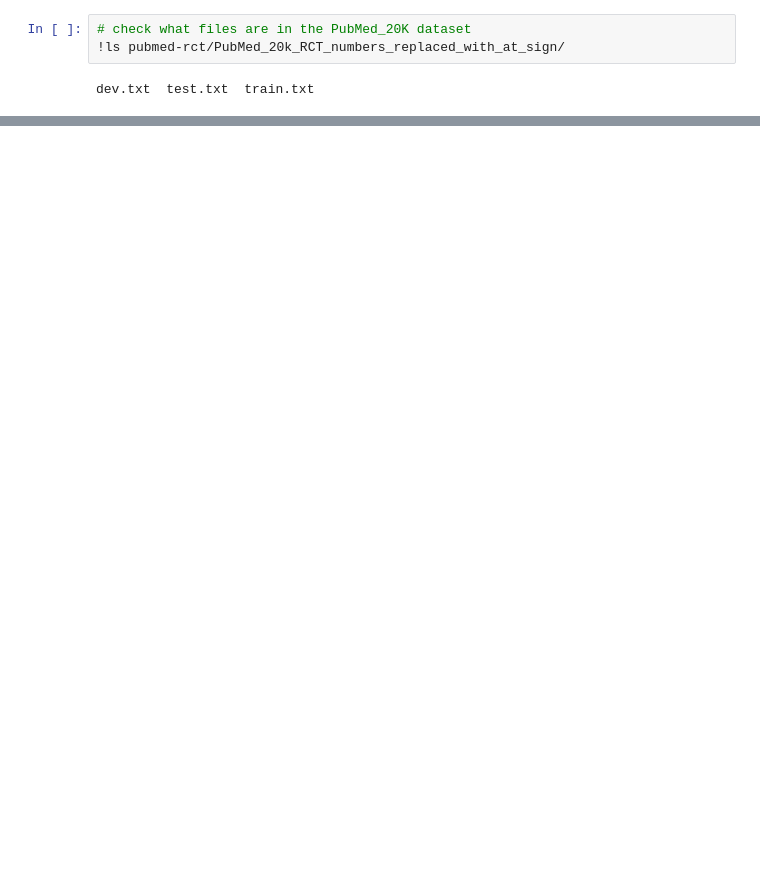
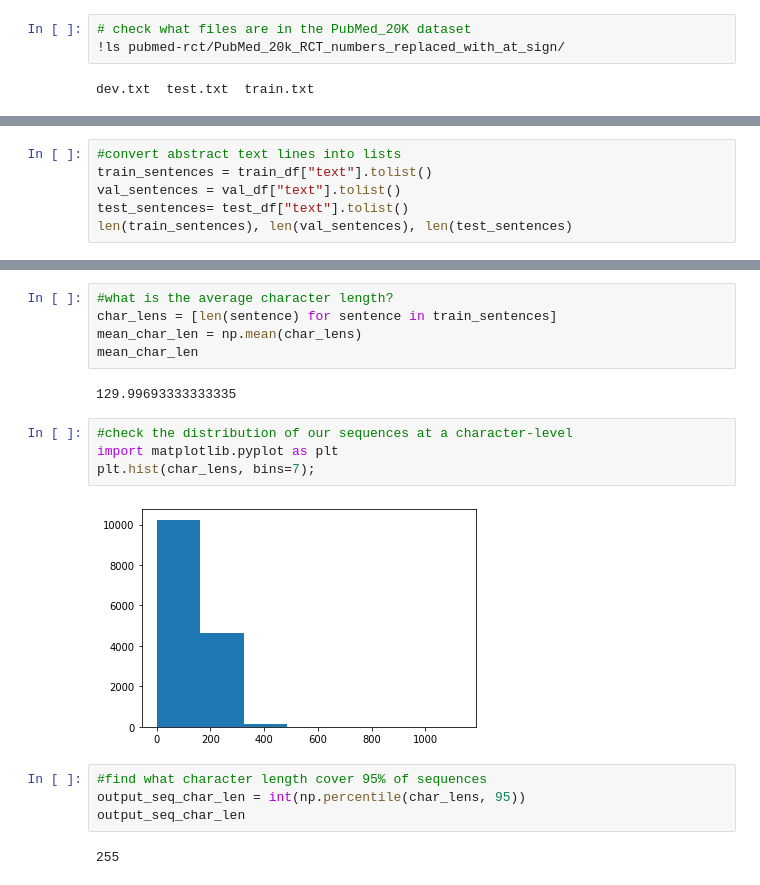
Before and after one commit to Nazhan99/-PSA-FaultAnalysis, a Jupyter notebook: 09_SkimLit_NLP_milestone_project_2.ipynb, the cells around one changed output, grey strips where cells are left out. Cells and saved outputs as stored; diff of their text form; blank space fills up the shorter version.

```diff
--- a/09_SkimLit_NLP_milestone_project_2.ipynb
+++ b/09_SkimLit_NLP_milestone_project_2.ipynb
@@ -71,0 +241,6 @@ filenames
+# %%
+#convert abstract text lines into lists
+train_sentences = train_df["text"].tolist()
+val_sentences = val_df["text"].tolist()
+test_sentences= test_df["text"].tolist()
+len(train_sentences), len(val_sentences), len(test_sentences)
@@ -71,0 +794,19 @@ filenames
+# %%
+#what is the average character length?
+char_lens = [len(sentence) for sentence in train_sentences]
+mean_char_len = np.mean(char_lens)
+mean_char_len
+# %% [output]
+129.99693333333335
+# %%
+#check the distribution of our sequences at a character-level
+import matplotlib.pyplot as plt
+plt.hist(char_lens, bins=7);
+# %% [output]
+[figure, added]
+# %%
+#find what character length cover 95% of sequences
+output_seq_char_len = int(np.percentile(char_lens, 95))
+output_seq_char_len
+# %% [output]
+255
```
Also changed, not shown: parts of 99 cells of this notebook.
